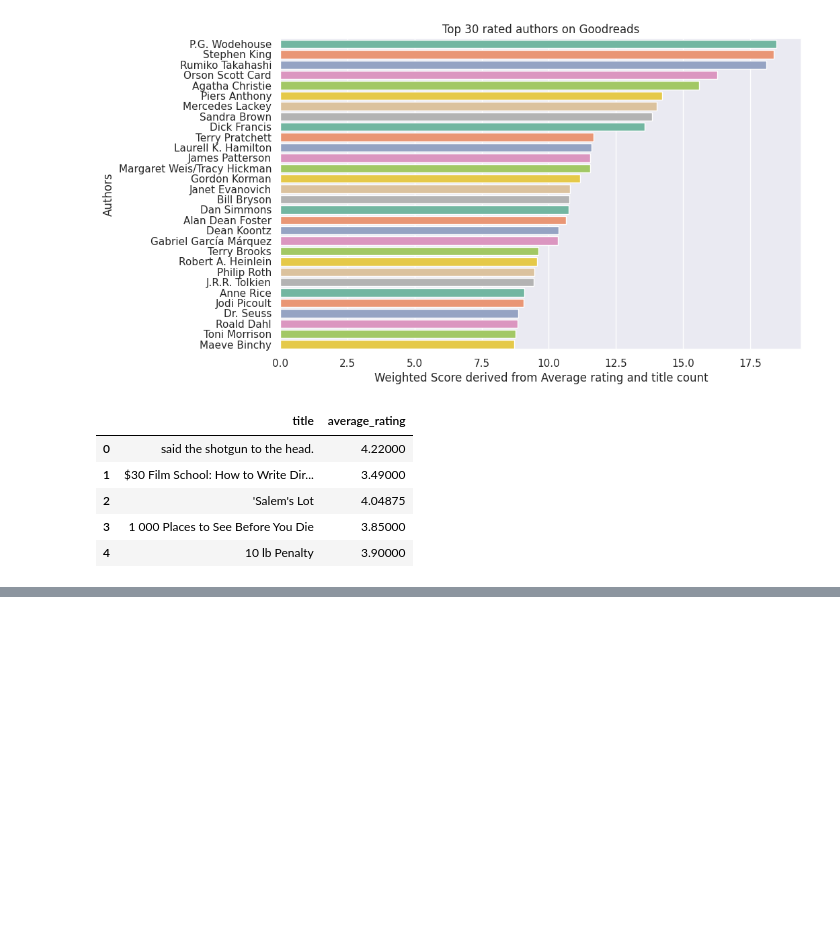
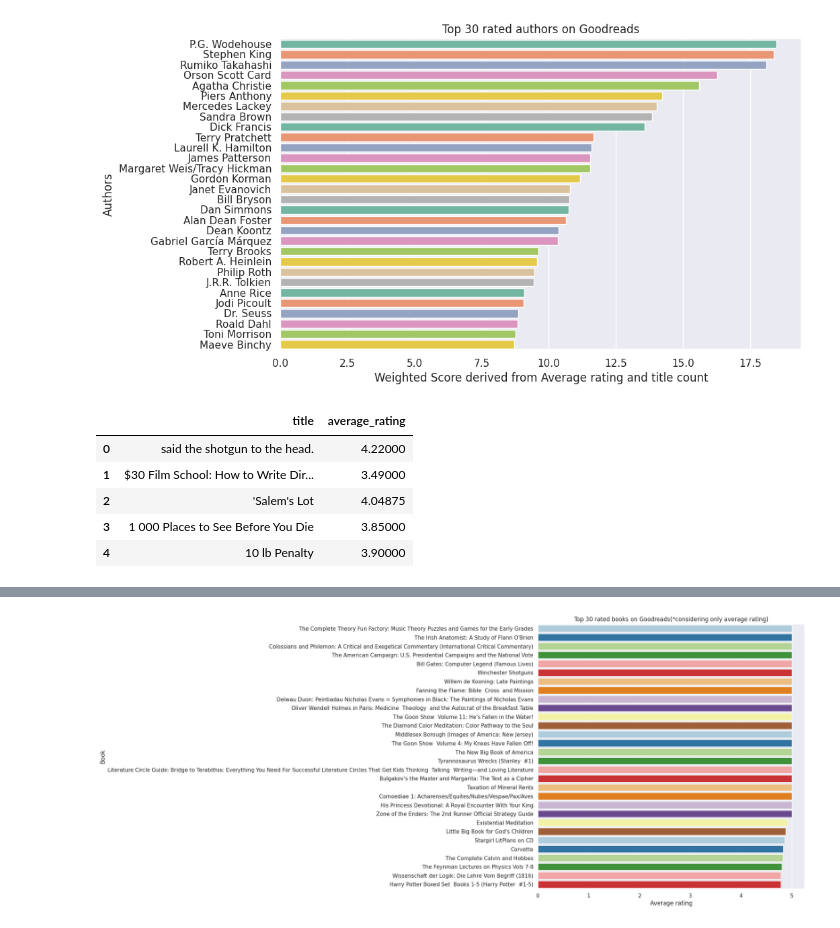
Before and after one commit to aksanaboo/books, a Jupyter notebook: Goodreads_bookEDA.ipynb, the cells around one changed output, grey strips where cells are left out. Drawn from its saved outputs; the diff is of its cells as text; code cells hidden in the pictures; blank space fills up the shorter version.

```diff
--- a/Goodreads_bookEDA.ipynb
+++ b/Goodreads_bookEDA.ipynb
@@ -475,3 +475,14 @@ top_books.head(30)
 | 7550 | The Feynman Lectures on Physics V... | 4.80 |
 | 10102 | Wissenschaft der Logik: Die Lehre... | 4.78 |
 | 3063 | Harry Potter Boxed Set Books 1-5 ... | 4.78 |
+# %%
+sns.set(style="darkgrid")
+plt.figure(figsize=(10, 10))
+
+sns.barplot(data=top_books,x=top_books['average_rating'][:30],y=top_books['title'][:30],palette='Paired')
+plt.title('Top 30 rated books on Goodreads(*considering only average rating)')
+plt.xlabel('Average rating')
+plt.ylabel('Book')
+plt.show()
+# %% [output]
+[figure, added]
```
Also changed, not shown: parts of 11 cells of this notebook.
